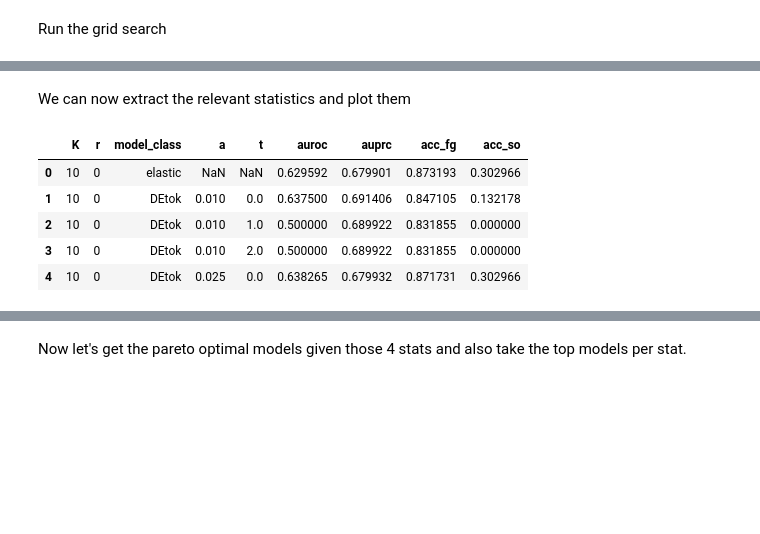
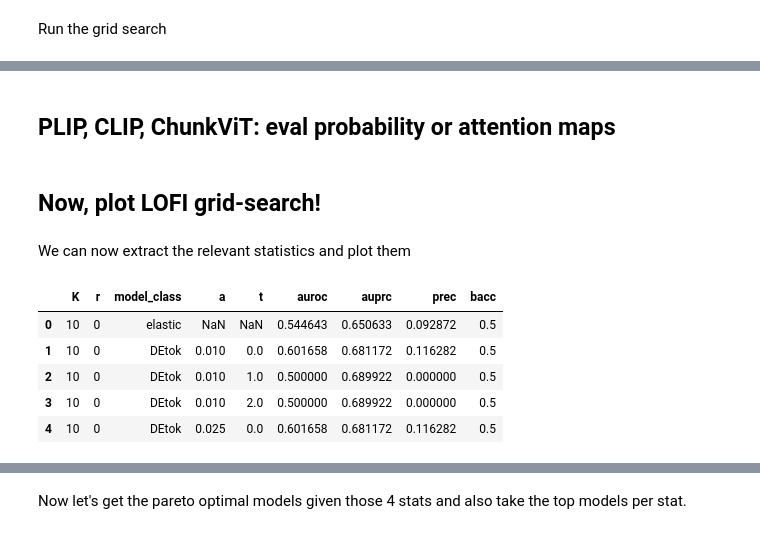
Before and after one commit to gmachiraju/lofi, a Jupyter notebook: src/Cam-Step3-LOFI.ipynb, the cells around one changed output, grey strips where cells are left out. Drawn from its saved outputs; the diff is of its cells as text; code cells hidden in the pictures; blank space fills up the shorter version.

```diff
--- a/src/Cam-Step3-LOFI.ipynb
+++ b/src/Cam-Step3-LOFI.ipynb
@@ -5,7 +5,7 @@ We run a grid search over all hyperparameters to get a broad sense of instructiv
 %load_ext autoreload
 %autoreload 2
 # %%
-modelstr = "plip"
+modelstr = "vit_iid"
 # %%
 import utils
 from embed_patches import class_tfidf
@@ -62,0 +66,2 @@ Calculating tfidf for (K,r): 10 1
+# %% [markdown]
+## PLIP, CLIP, ChunkViT: eval probability or attention maps
@@ -63,23 +85,31 @@ Calculating tfidf for (K,r): 10 1
+# %% [markdown]
+## Now, plot LOFI grid-search!
 # %% [markdown]
 We can now extract the relevant statistics and plot them
 # %%
 if modelstr == "tile2vec":
-    all_results = utils.deserialize("/home/lofi/lofi/src/outputs/all_results_lofi.obj")
-    elastic = utils.deserialize("/home/lofi/lofi/src/outputs/elastic_dict.obj")
+    all_results = utils.deserialize("/home/lofi/lofi/src/outputs_tile2vec/tile2vec_all_results_lofi.obj")
+    elastic = utils.deserialize("/home/lofi/lofi/src/outputs_tile2vec/tile2vec_elastic_dict.obj")
+elif modelstr == "vit_iid":
+    all_results = utils.deserialize("/home/lofi/lofi/src/outputs_vit_iid/vit_iid_all_results_lofi.obj")
+    elastic = utils.deserialize("/home/lofi/lofi/src/outputs_vit_iid/vit_iid_elastic_dict.obj")
+elif modelstr == "clip":
+    all_results = utils.deserialize("/home/lofi/lofi/src/outputs_clip/clip_all_results_lofi.obj")
+    elastic = utils.deserialize("/home/lofi/lofi/src/outputs_clip/clip_elastic_dict.obj")
 elif modelstr == "plip":
-    all_results = utils.deserialize("/home/lofi/lofi/src/plip_all_results_lofi.obj")
-    elastic = utils.deserialize("/home/lofi/lofi/src/plip_elastic_dict.obj")
+    all_results = utils.deserialize("/home/lofi/lofi/src/outputs_plip/plip_all_results_lofi.obj")
+    elastic = utils.deserialize("/home/lofi/lofi/src/outputs_plip/plip_elastic_dict.obj")
 # %%
-from embed_patches import grab_stats
-results_df = grab_stats(all_results, elastic)
+from embed_patches import grab_stats_multithresh
+results_df = grab_stats_multithresh(all_results, elastic)
 results_df.head()
 # %% [output]
-|  | K | r | model_class | a | t | auroc | auprc | acc_fg | acc_so |
-| 0 | 10 | 0 | elastic | NaN | NaN | 0.629592 | 0.679901 | 0.873193 | 0.302966 |
-| 1 | 10 | 0 | DEtok | 0.010 | 0.0 | 0.637500 | 0.691406 | 0.847105 | 0.132178 |
-| 2 | 10 | 0 | DEtok | 0.010 | 1.0 | 0.500000 | 0.689922 | 0.831855 | 0.000000 |
-| 3 | 10 | 0 | DEtok | 0.010 | 2.0 | 0.500000 | 0.689922 | 0.831855 | 0.000000 |
-| 4 | 10 | 0 | DEtok | 0.025 | 0.0 | 0.638265 | 0.679932 | 0.871731 | 0.302966 |
+|  | K | r | model_class | a | t | auroc | auprc | prec | bacc |
+| 0 | 10 | 0 | elastic | NaN | NaN | 0.544643 | 0.650633 | 0.092872 | 0.5 |
+| 1 | 10 | 0 | DEtok | 0.010 | 0.0 | 0.601658 | 0.681172 | 0.116282 | 0.5 |
+| 2 | 10 | 0 | DEtok | 0.010 | 1.0 | 0.500000 | 0.689922 | 0.000000 | 0.5 |
+| 3 | 10 | 0 | DEtok | 0.010 | 2.0 | 0.500000 | 0.689922 | 0.000000 | 0.5 |
+| 4 | 10 | 0 | DEtok | 0.025 | 0.0 | 0.601658 | 0.681172 | 0.116282 | 0.5 |
 # %%
 elastic_df = results_df.loc[results_df['model_class'] == "elastic"]
 detok_df = results_df.loc[results_df['model_class'] == "DEtok"]
```
Also changed, not shown: parts of 10 cells of this notebook, 19 other files.
